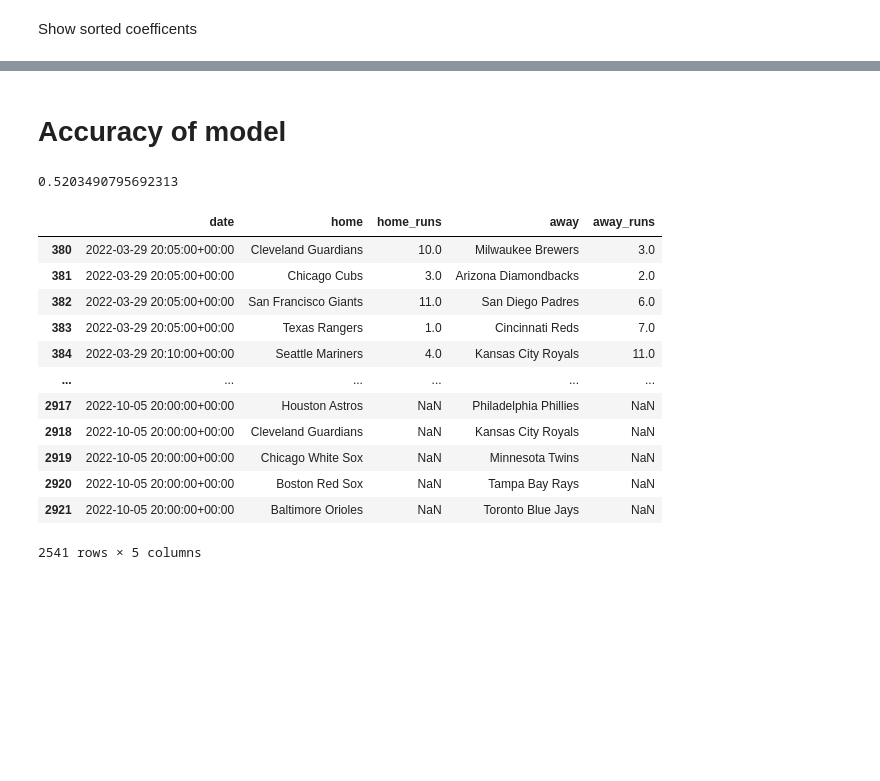
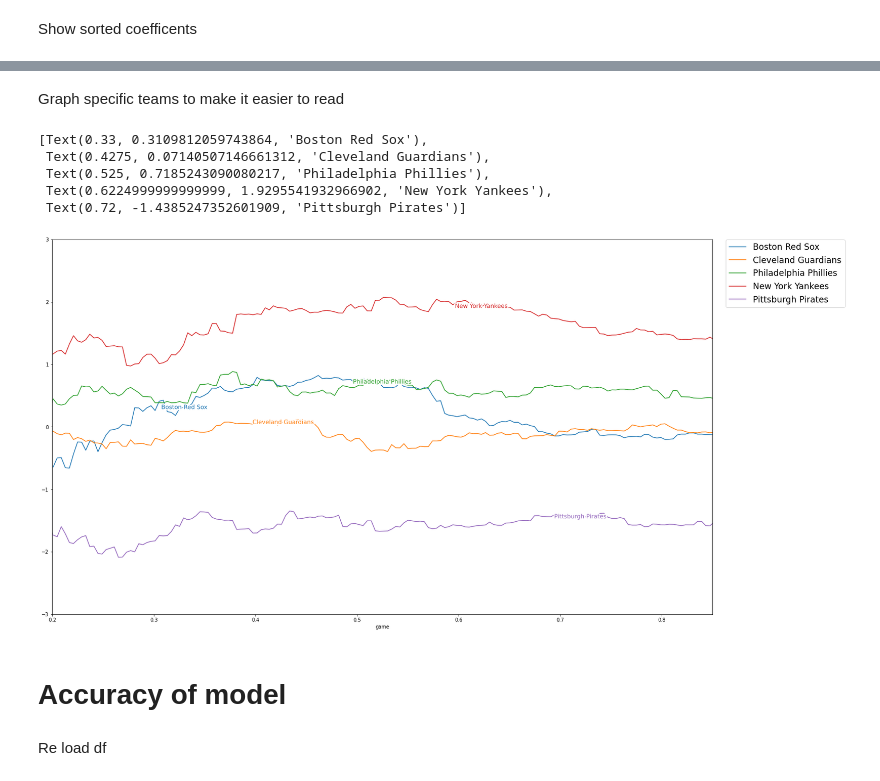
Before and after one commit to Luke-Chesley/API-Sports-Ridge_regression, a Jupyter notebook: MLB_ridge_regression.ipynb, the cells around one changed output, grey strips where cells are left out. Cells and saved outputs as stored; diff of their text form; code cells hidden in the pictures; blank space fills up the shorter version.

```diff
--- a/MLB_ridge_regression.ipynb
+++ b/MLB_ridge_regression.ipynb
@@ -291,9 +301,24 @@ labelLines(align=False, fontsize=12)
+# %% [markdown]
+Graph specific teams to make it easier to read
+# %%
+df_rating_list[['Boston Red Sox', 'Cleveland Guardians', 'Philadelphia Phillies', 'New York Yankees', 'Pittsburgh Pirates']].plot.line(figsize=(24,14), sort_columns=True)
+plt.xlim([0.2,0.85])
+plt.ylim([-3,3])
+plt.legend(bbox_to_anchor=(1.02, 1), loc='upper left', borderaxespad=0, fontsize='xx-large')
+
+
+labelLines(align=False, fontsize=12)
+# %% [output]
+[Text(0.33, 0.3109812059743864, 'Boston Red Sox'),
+ Text(0.4275, 0.07140507146661312, 'Cleveland Guardians'),
+ Text(0.525, 0.7185243090080217, 'Philadelphia Phillies'),
+ Text(0.6224999999999999, 1.9295541932966902, 'New York Yankees'),
+ Text(0.72, -1.4385247352601909, 'Pittsburgh Pirates')]
+[figure, added]
 # %% [markdown]
 # Accuracy of model
-# %%
-df_rating_list['Boston Red Sox'][0]
-# %% [output]
-0.5203490795692313
+# %% [markdown]
+Re load df
 # %%
 df = pd.read_csv('data.csv')
 df.columns = ['date', 'home', 'home_runs', 'away','away_runs']
@@ -301,19 +326,3 @@ df = df.drop(axis=0, index=1875)
 df['date'] = pd.to_datetime(df['date'])
 
 df = df[380:]
-# %%
-df
-# %% [output]
-|  | date | home | home_runs | away | away_runs |
-| 380 | 2022-03-29 20:05:00+00:00 | Cleveland Guardians | 10.0 | Milwaukee Brewers | 3.0 |
-| 381 | 2022-03-29 20:05:00+00:00 | Chicago Cubs | 3.0 | Arizona Diamondbacks | 2.0 |
-| 382 | 2022-03-29 20:05:00+00:00 | San Francisco Giants | 11.0 | San Diego Padres | 6.0 |
-| 383 | 2022-03-29 20:05:00+00:00 | Texas Rangers | 1.0 | Cincinnati Reds | 7.0 |
-| 384 | 2022-03-29 20:10:00+00:00 | Seattle Mariners | 4.0 | Kansas City Royals | 11.0 |
-| ... | ... | ... | ... | ... | ... |
-| 2917 | 2022-10-05 20:00:00+00:00 | Houston Astros | NaN | Philadelphia Phillies | NaN |
-| 2918 | 2022-10-05 20:00:00+00:00 | Cleveland Guardians | NaN | Kansas City Royals | NaN |
-| 2919 | 2022-10-05 20:00:00+00:00 | Chicago White Sox | NaN | Minnesota Twins | NaN |
-| 2920 | 2022-10-05 20:00:00+00:00 | Boston Red Sox | NaN | Tampa Bay Rays | NaN |
-| 2921 | 2022-10-05 20:00:00+00:00 | Baltimore Orioles | NaN | Toronto Blue Jays | NaN |
-2541 rows × 5 columns
```
Also changed, not shown: parts of 76 cells of this notebook.
